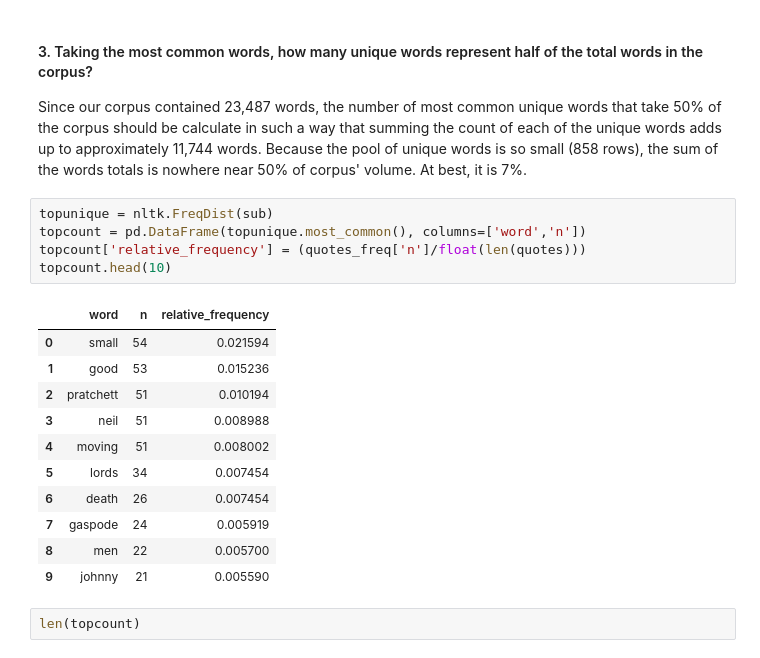
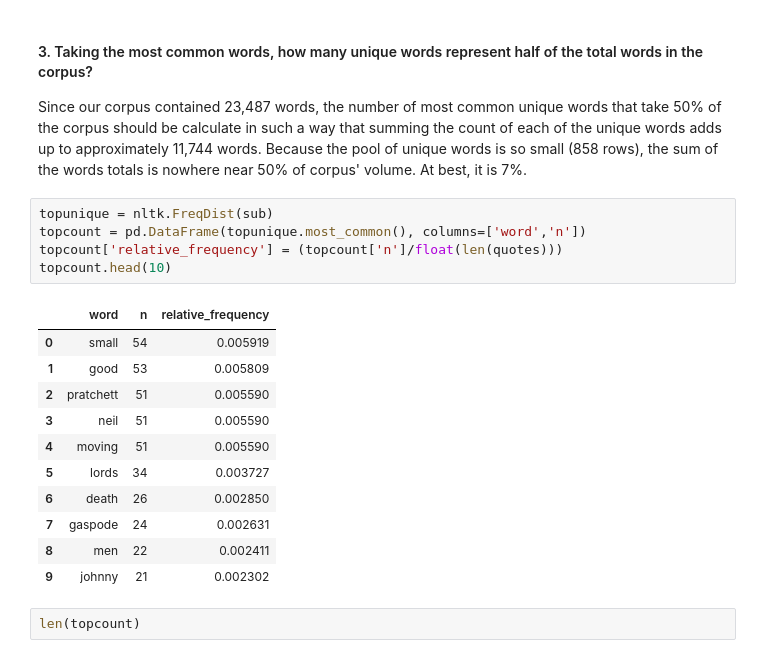
Before and after one commit to Galanopoulog/DATA620-Assignment-5, a Jupyter notebook: Week 4 - Assignment 5.ipynb, the cells around one changed output. Cells and saved outputs as stored; diff of their text form.

```diff
--- a/Week 4 - Assignment 5.ipynb
+++ b/Week 4 - Assignment 5.ipynb
@@ -59,20 +73,20 @@ Since our corpus contained 23,487 words, the number of most common unique words
 # %%
 topunique = nltk.FreqDist(sub)
 topcount = pd.DataFrame(topunique.most_common(), columns=['word','n'])
-topcount['relative_frequency'] = (quotes_freq['n']/float(len(quotes)))
+topcount['relative_frequency'] = (topcount['n']/float(len(quotes)))
 topcount.head(10)
 # %% [output]
 |  | word | n | relative_frequency |
-| 0 | small | 54 | 0.021594 |
-| 1 | good | 53 | 0.015236 |
-| 2 | pratchett | 51 | 0.010194 |
-| 3 | neil | 51 | 0.008988 |
-| 4 | moving | 51 | 0.008002 |
-| 5 | lords | 34 | 0.007454 |
-| 6 | death | 26 | 0.007454 |
-| 7 | gaspode | 24 | 0.005919 |
-| 8 | men | 22 | 0.005700 |
-| 9 | johnny | 21 | 0.005590 |
+| 0 | small | 54 | 0.005919 |
+| 1 | good | 53 | 0.005809 |
+| 2 | pratchett | 51 | 0.005590 |
+| 3 | neil | 51 | 0.005590 |
+| 4 | moving | 51 | 0.005590 |
+| 5 | lords | 34 | 0.003727 |
+| 6 | death | 26 | 0.002850 |
+| 7 | gaspode | 24 | 0.002631 |
+| 8 | men | 22 | 0.002411 |
+| 9 | johnny | 21 | 0.002302 |
 # %%
 len(topcount)
 # %% [output]
```
Also changed, not shown: parts of 4 cells of this notebook.
